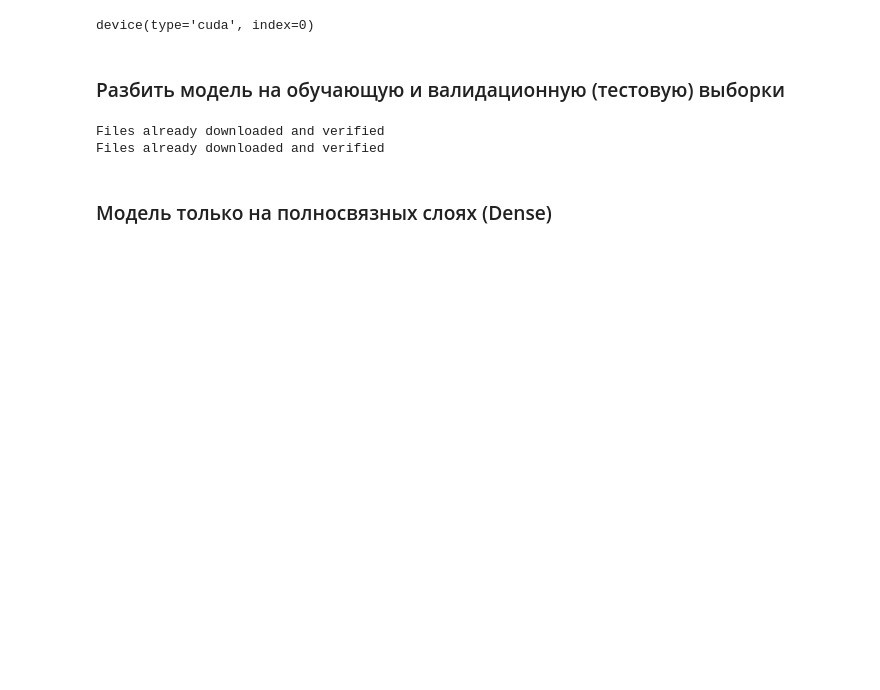
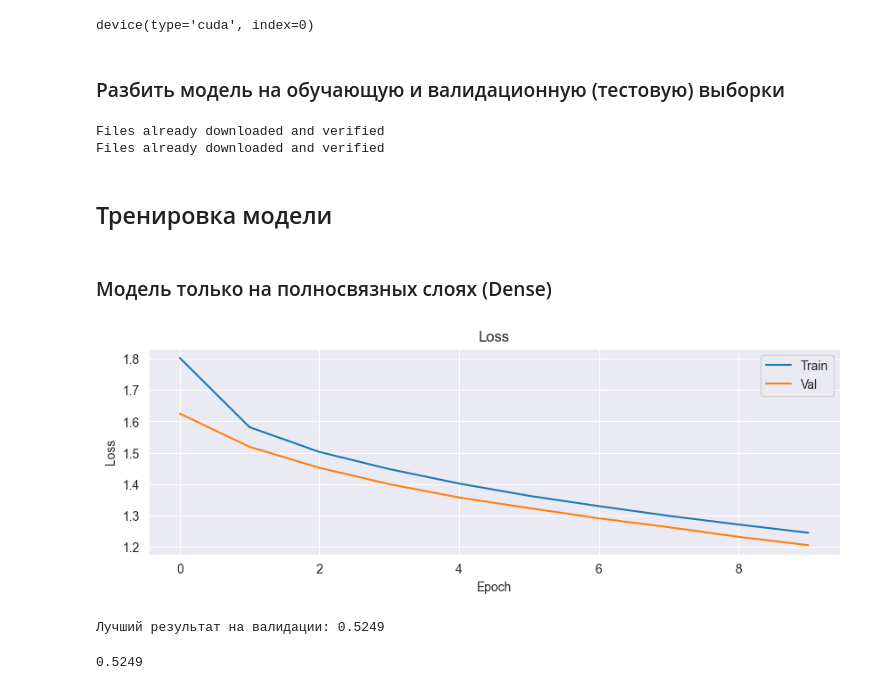
Before and after one commit to Alowator/Deep_Learning, a Jupyter notebook: 1/Task1.ipynb, the cells around one changed output. Drawn from its saved outputs; the diff is of its cells as text; code cells hidden in the pictures; blank space fills up the shorter version.

```diff
--- a/1/Task1.ipynb
+++ b/1/Task1.ipynb
@@ -38,3 +32,5 @@ validation_dataloader = DataLoader(validation_dataset, batch_size=batch_size, sh
 # %% [output]
 Files already downloaded and verified
 Files already downloaded and verified
+# %% [markdown]
+## Тренировка модели
@@ -43,17 +110,20 @@ Files already downloaded and verified
 # %%
 class DenseModel(nn.Module):
     def __init__(self):
         super(DenseModel, self).__init__()
         self.fc1 = nn.Linear(32 * 32 * 3, 128)
         self.fc2 = nn.Linear(128, 64)
         self.fc3 = nn.Linear(64, 10)
 
     def forward(self, x):
         x = x.view(x.size(0), -1)
         x = torch.relu(self.fc1(x))
         x = torch.relu(self.fc2(x))
         x = self.fc3(x)
         return x
 
-
-model = DenseModel()
+test(DenseModel(), num_epochs=10)
+# %% [output]
+[figure, added]
+Лучший результат на валидации: 0.5249
+0.5249
```
Also changed, not shown: parts of 9 cells of this notebook, 2 other files.
